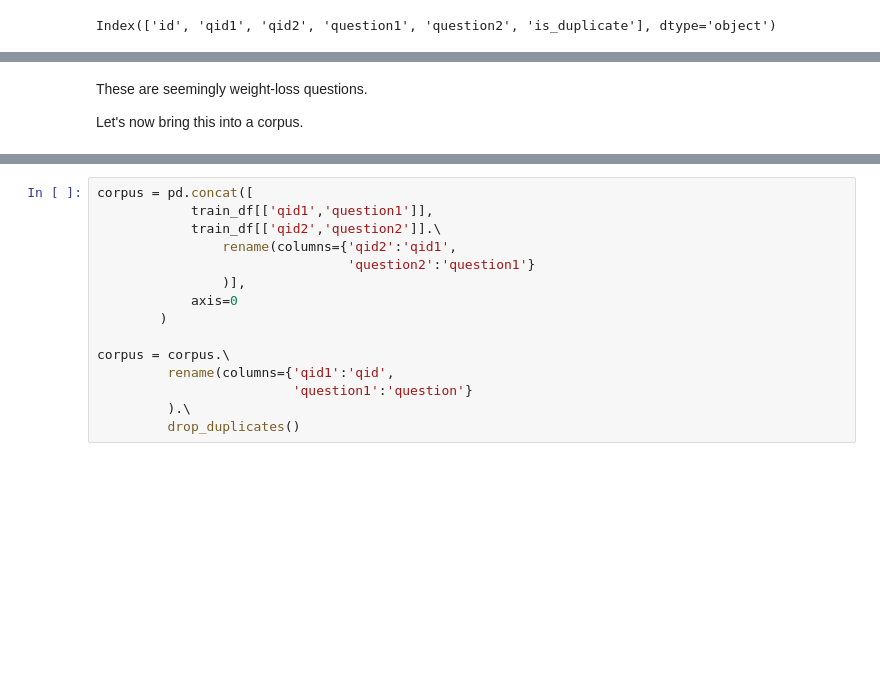
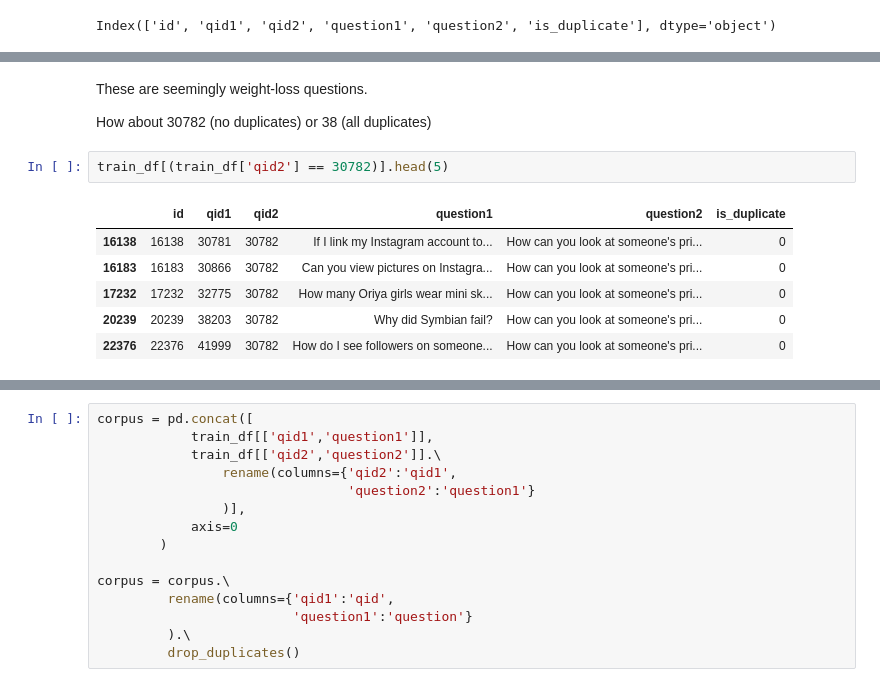
Before and after one commit to DataScience-Discord-Channel/Kaggle-Quora-Question-Pairs, a Jupyter notebook: pluto_analysis/First Look.ipynb, the cells around one changed output, grey strips where cells are left out. Cells and saved outputs as stored; diff of their text form; blank space fills up the shorter version.

Commit message:
exploring the link between common questions and duplicate distributions.

```diff
--- a/pluto_analysis/First Look.ipynb
+++ b/pluto_analysis/First Look.ipynb
@@ -142,4 +201,13 @@ train_df[(train_df['qid1'] == 2559)].head(10)
-# %% [markdown]
-These are seemingly weight-loss questions.
-
-Let's now bring this into a corpus.
+# %% [markdown]
+These are seemingly weight-loss questions.
+
+How about 30782 (no duplicates) or 38 (all duplicates)
+# %%
+train_df[(train_df['qid2'] == 30782)].head(5)
+# %% [output]
+|  | id | qid1 | qid2 | question1 | question2 | is_duplicate |
+| 16138 | 16138 | 30781 | 30782 | If I link my Instagram account to... | How can you look at someone's pri... | 0 |
+| 16183 | 16183 | 30866 | 30782 | Can you view pictures on Instagra... | How can you look at someone's pri... | 0 |
+| 17232 | 17232 | 32775 | 30782 | How many Oriya girls wear mini sk... | How can you look at someone's pri... | 0 |
+| 20239 | 20239 | 38203 | 30782 | Why did Symbian fail? | How can you look at someone's pri... | 0 |
+| 22376 | 22376 | 41999 | 30782 | How do I see followers on someone... | How can you look at someone's pri... | 0 |
```
Also changed, not shown: parts of 12 cells of this notebook.
